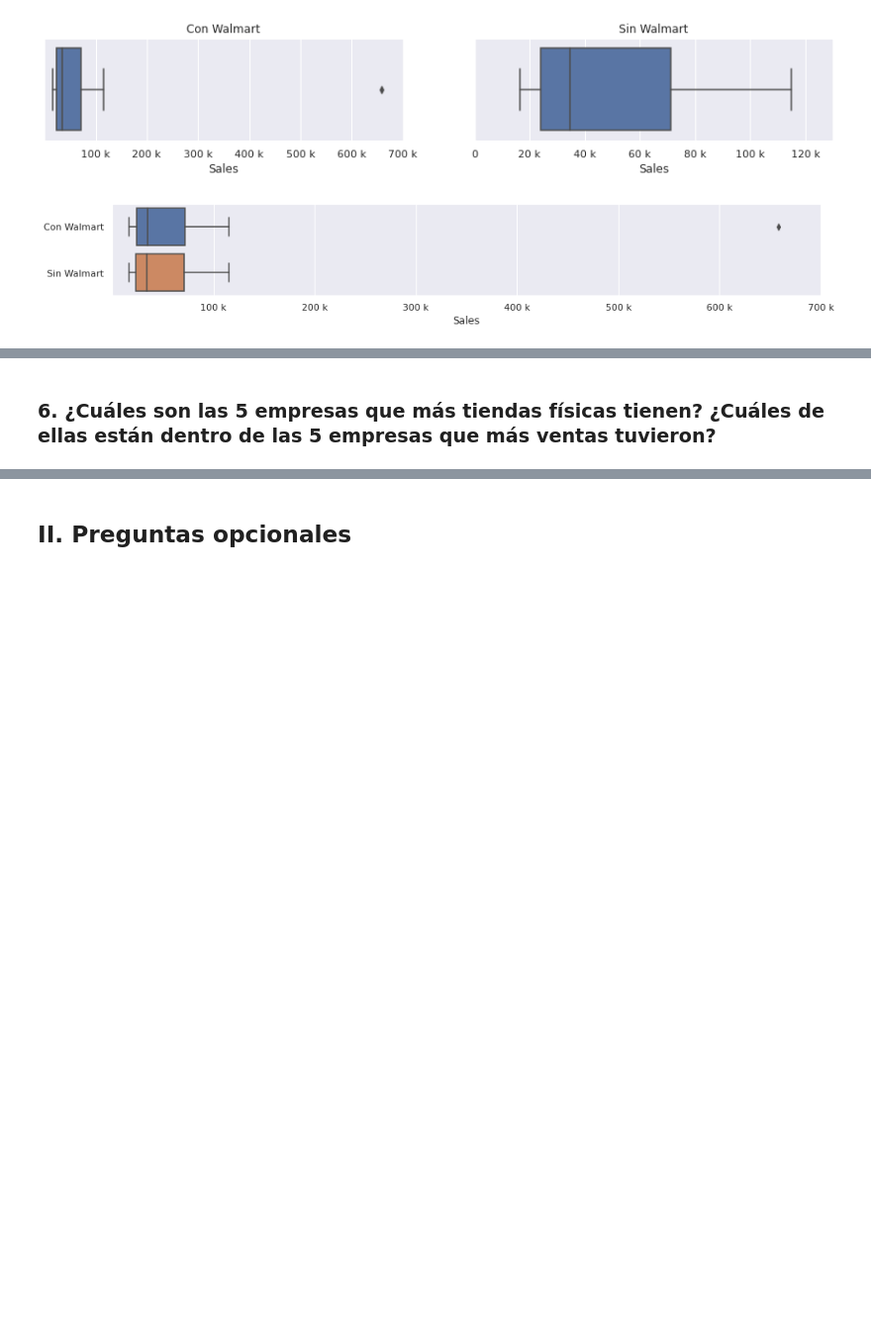
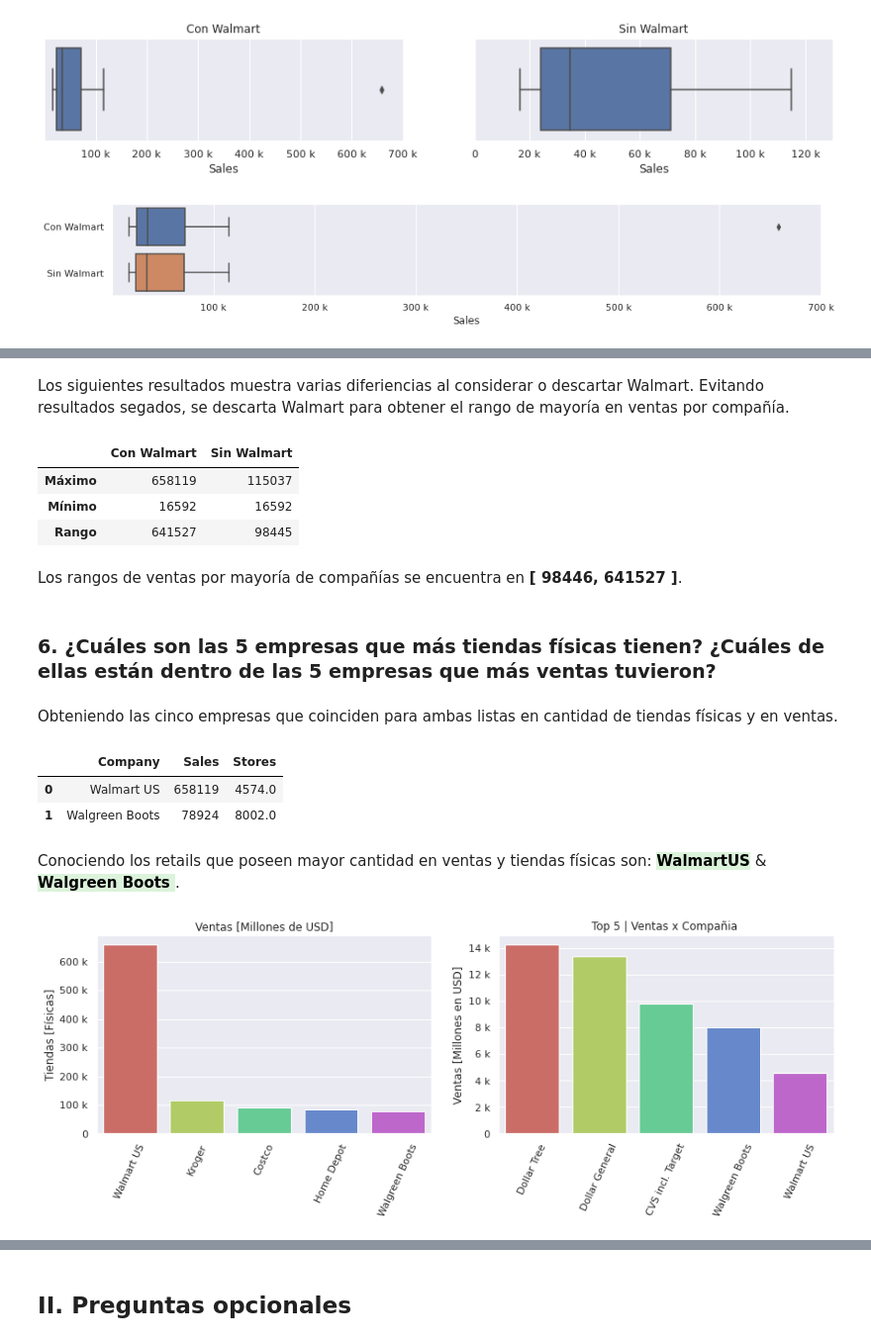
Before and after one commit to iofabela/datacademy_project-Largest_retailers, a Jupyter notebook: datacademy_project_retails.ipynb, the cells around one changed output, grey strips where cells are left out. Shown at 99% size. Drawn from its saved outputs; the diff is of its cells as text; code cells hidden in the pictures; blank space fills up the shorter version.

```diff
--- a/datacademy_project_retails.ipynb
+++ b/datacademy_project_retails.ipynb
@@ -284,3 +285,53 @@ plt.show()
 [figure]
+# %% [markdown]
+Los siguientes resultados muestra varias diferiencias al considerar o descartar Walmart. Evitando resultados segados, se descarta Walmart para obtener el rango de mayoría en ventas por compañía.
+# %%
+all_max = np.max(df['Sales'])
+all_min = np.min(df['Sales'])
+all_range=all_max-all_min
+ww_max = np.max(df_without_walmart['Sales'])
+ww_min = np.min(df_without_walmart['Sales'])
+ww_range=ww_max-ww_min
+resume={'Con Walmart':[all_max,all_min,all_range],'Sin Walmart':[ww_max,ww_min,ww_range]}
+df_resume=pd.DataFrame(resume, index=['Máximo','Mínimo','Rango'])
+df_resume
+# %% [output]
+|  | Con Walmart | Sin Walmart |
+| Máximo | 658119 | 115037 |
+| Mínimo | 16592 | 16592 |
+| Rango | 641527 | 98445 |
+# %% [markdown]
+Los rangos de ventas por mayoría de compañías se encuentra en **[ 98446, 641527 ]**.
 # %% [markdown]
 ### 6. ¿Cuáles son las 5 empresas que más tiendas físicas tienen? ¿Cuáles de ellas están dentro de las 5 empresas que más ventas tuvieron?
+# %% [markdown]
+Obteniendo las cinco empresas que coinciden para ambas listas en cantidad de tiendas físicas y en ventas.
+# %%
+df1 = df.sort_values("Sales",ascending=False)[0:5][['Company','Sales','Stores']]
+df2 = df.sort_values("Stores",ascending=False)[0:5][['Company','Sales','Stores']]
+top_sales_stores=df1[df1['Company'].isin(df2['Company'])]
+top_sales_stores.reset_index(drop=True,inplace=True)
+top_sales_stores
+# %% [output]
+|  | Company | Sales | Stores |
+| 0 | Walmart US | 658119 | 4574.0 |
+| 1 | Walgreen Boots | 78924 | 8002.0 |
+# %% [markdown]
+<p>Conociendo los retails que poseen mayor cantidad en ventas y tiendas físicas son: <strong><mark style="background: rgba(220, 243, 219, 1);"> WalmartUS</mark></strong> & <strong><mark style="background: rgba(220, 243, 219, 1);">Walgreen Boots </mark></strong>.</p>
+# %%
+fig,axes=plt.subplots(1,2, figsize=(14.5,4));
+cat=list(top_sales_stores['Company'])
+lab=list(df['Company'])
+
+sns.barplot(df1['Company'],df1['Sales'],ax=axes[0], palette="hls")
+axes[0].set_ylabel("Tiendas [Físicas]");axes[0].set_xlabel("Compañías")
+axes[0].set_title("Ventas [Millones de USD]");axes[0].tick_params(axis='x', rotation=65)
+axes[0].yaxis.set_major_formatter(ticker.EngFormatter()); axes[0].set(xlabel=None)
+
+sns.barplot(df2['Company'],df2['Stores'],ax=axes[1],palette="hls")
+axes[1].set_ylabel("Ventas [Millones en USD]");axes[1].set_xlabel("Compañías")
+axes[1].set_title("Top 5 | Ventas x Compañia ");axes[1].yaxis.set_major_formatter(ticker.EngFormatter())
+axes[1].tick_params(axis='x', rotation=65);axes[1].set(xlabel=None)
+fig.show()
+# %% [output]
+[figure, added]
```
Also changed, not shown: parts of 3 cells of this notebook.
